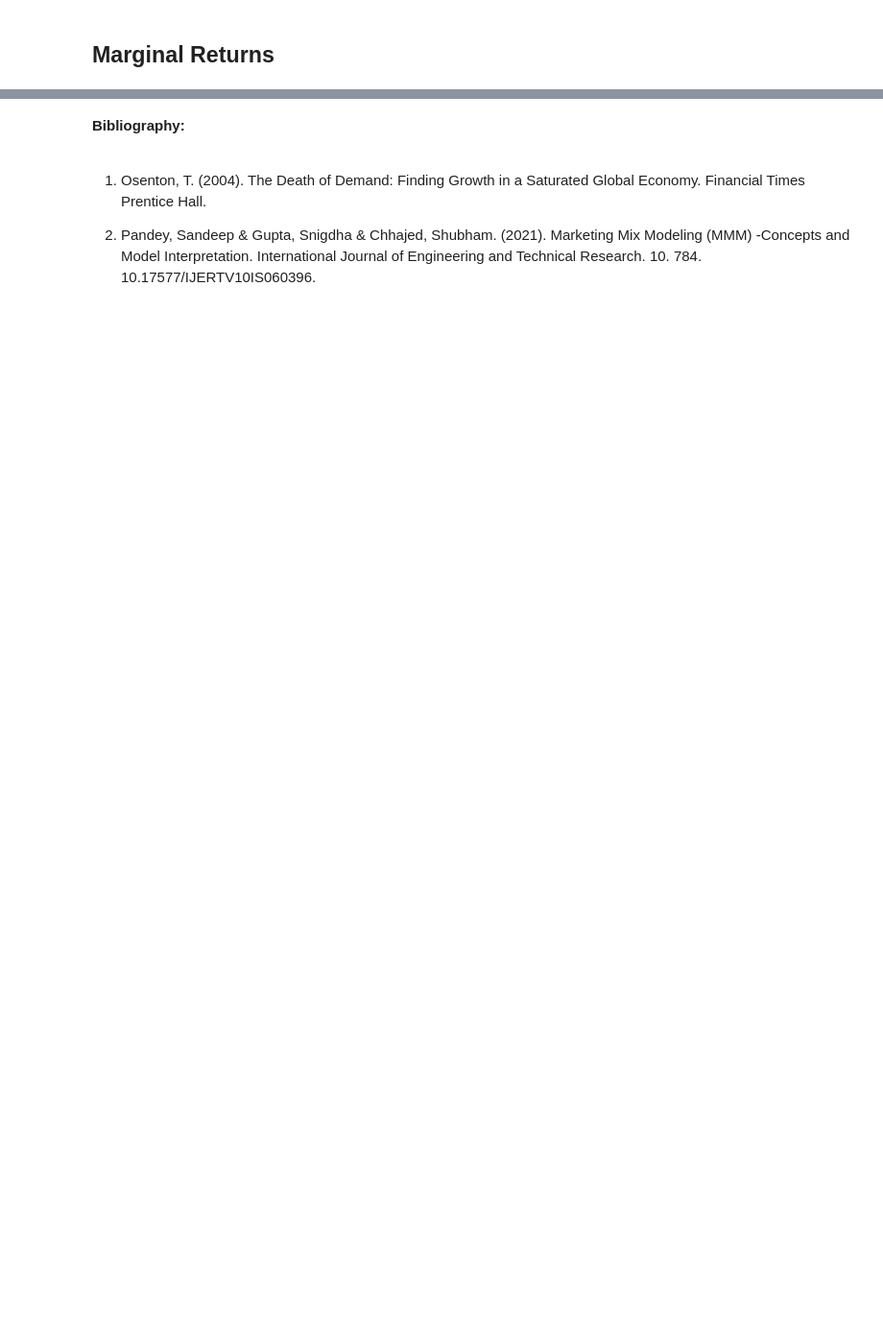
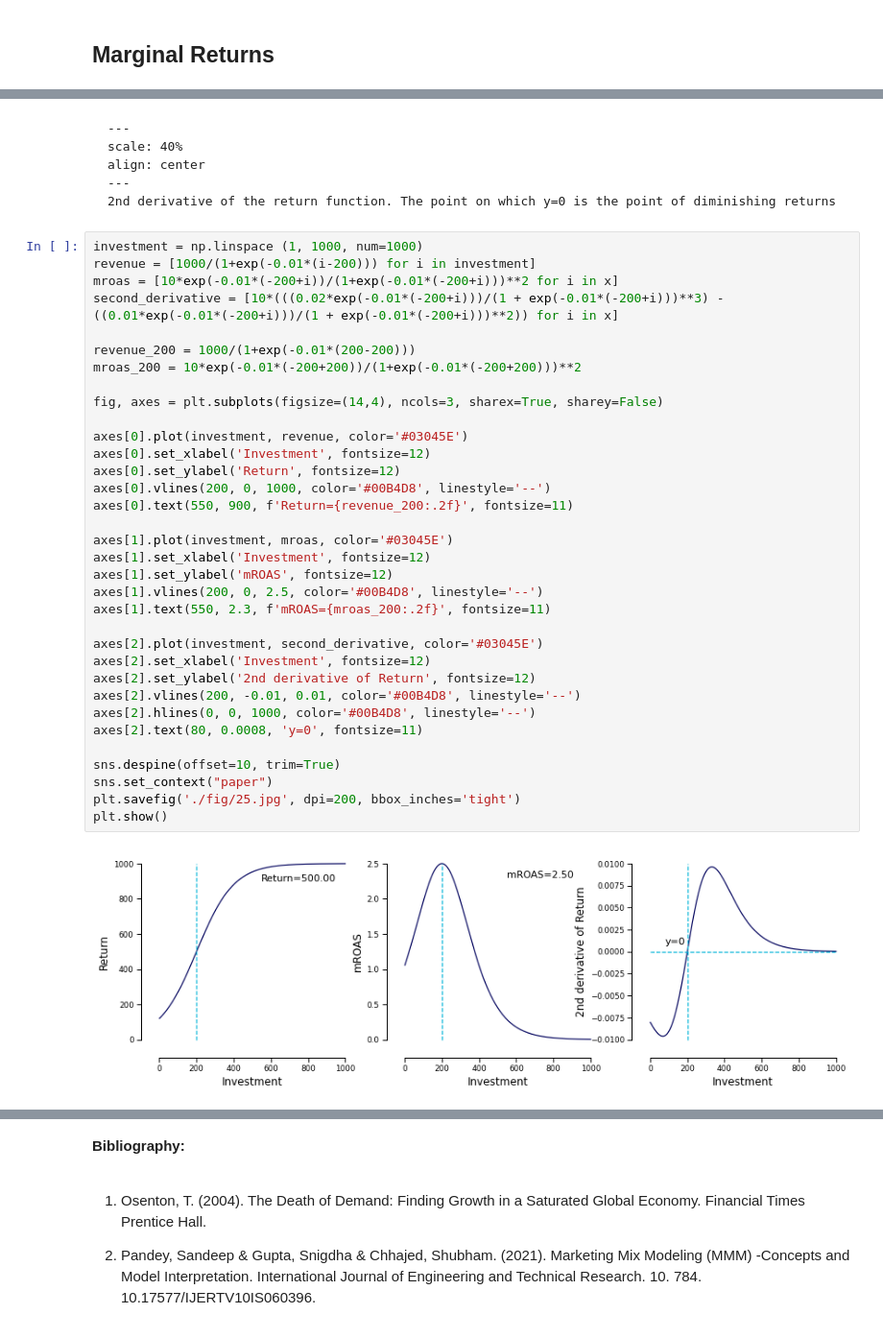
Before and after one commit to phc4rdoso/phc4rdoso.github.io, a Jupyter notebook: marketing-book/_build/jupyter_execute/2. The Law of Diminishing Returns.ipynb, the cells around one changed output, grey strips where cells are left out. Shown at 96% size. Cells and saved outputs as stored; diff of their text form; blank space fills up the shorter version.

````diff
--- a/marketing-book/_build/jupyter_execute/2. The Law of Diminishing Returns.ipynb
+++ b/marketing-book/_build/jupyter_execute/2. The Law of Diminishing Returns.ipynb
@@ -136,0 +257,44 @@ The point on the curve on which our $\text{mROAS}=0$ is the moment that there is
+# %% [markdown]
+```{figure} ./fig/24.jpg
+---
+scale: 40%
+align: center
+---
+2nd derivative of the return function. The point on which y=0 is the point of diminishing returns
+```
+# %%
+investment = np.linspace (1, 1000, num=1000)
+revenue = [1000/(1+exp(-0.01*(i-200))) for i in investment]
+mroas = [10*exp(-0.01*(-200+i))/(1+exp(-0.01*(-200+i)))**2 for i in x]
+second_derivative = [10*(((0.02*exp(-0.01*(-200+i)))/(1 + exp(-0.01*(-200+i)))**3) - ((0.01*exp(-0.01*(-200+i)))/(1 + exp(-0.01*(-200+i)))**2)) for i in x]
+
+revenue_200 = 1000/(1+exp(-0.01*(200-200)))
+mroas_200 = 10*exp(-0.01*(-200+200))/(1+exp(-0.01*(-200+200)))**2
+
+fig, axes = plt.subplots(figsize=(14,4), ncols=3, sharex=True, sharey=False)
+
+axes[0].plot(investment, revenue, color='#03045E')
+axes[0].set_xlabel('Investment', fontsize=12)
+axes[0].set_ylabel('Return', fontsize=12)
+axes[0].vlines(200, 0, 1000, color='#00B4D8', linestyle='--')
+axes[0].text(550, 900, f'Return={revenue_200:.2f}', fontsize=11)
+
+axes[1].plot(investment, mroas, color='#03045E')
+axes[1].set_xlabel('Investment', fontsize=12)
+axes[1].set_ylabel('mROAS', fontsize=12)
+axes[1].vlines(200, 0, 2.5, color='#00B4D8', linestyle='--')
+axes[1].text(550, 2.3, f'mROAS={mroas_200:.2f}', fontsize=11)
+
+axes[2].plot(investment, second_derivative, color='#03045E')
+axes[2].set_xlabel('Investment', fontsize=12)
+axes[2].set_ylabel('2nd derivative of Return', fontsize=12)
+axes[2].vlines(200, -0.01, 0.01, color='#00B4D8', linestyle='--')
+axes[2].hlines(0, 0, 1000, color='#00B4D8', linestyle='--')
+axes[2].text(80, 0.0008, 'y=0', fontsize=11)
+
+sns.despine(offset=10, trim=True)
+sns.set_context("paper")
+plt.savefig('./fig/25.jpg', dpi=200, bbox_inches='tight')
+plt.show()
+# %% [output]
+[figure, added]
````
Also changed, not shown: parts of 57 cells of this notebook, 27 other files.
